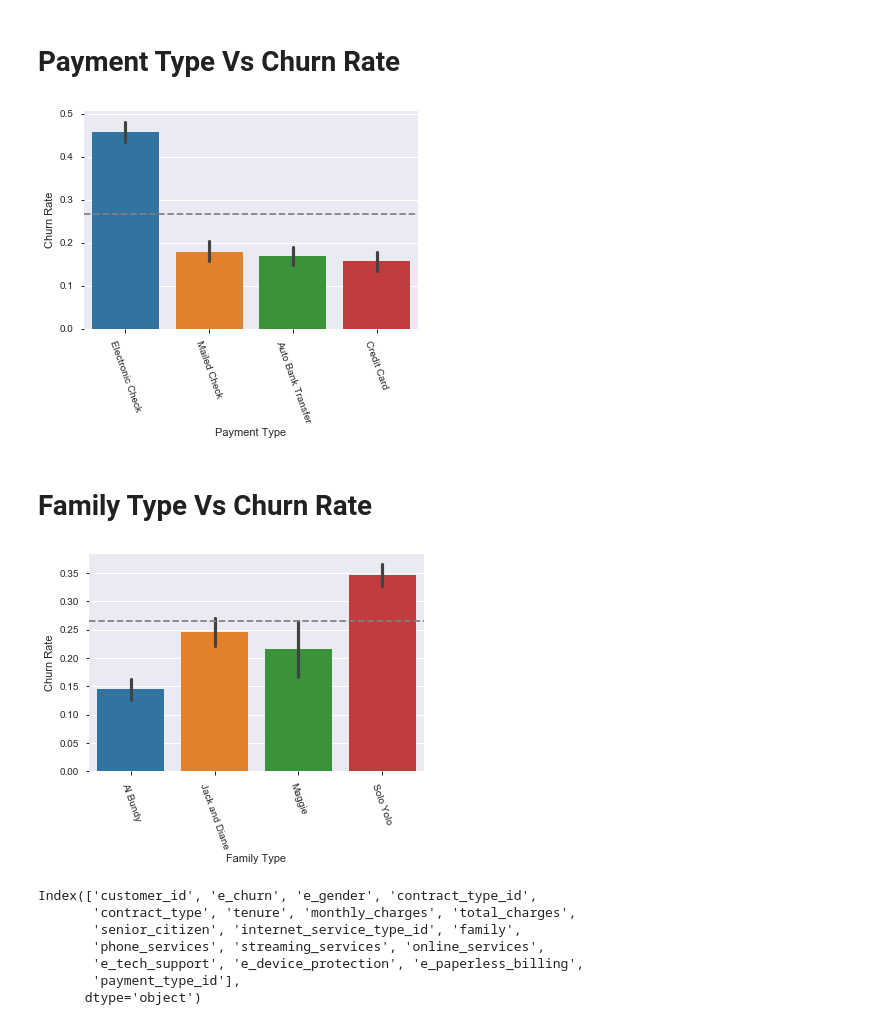
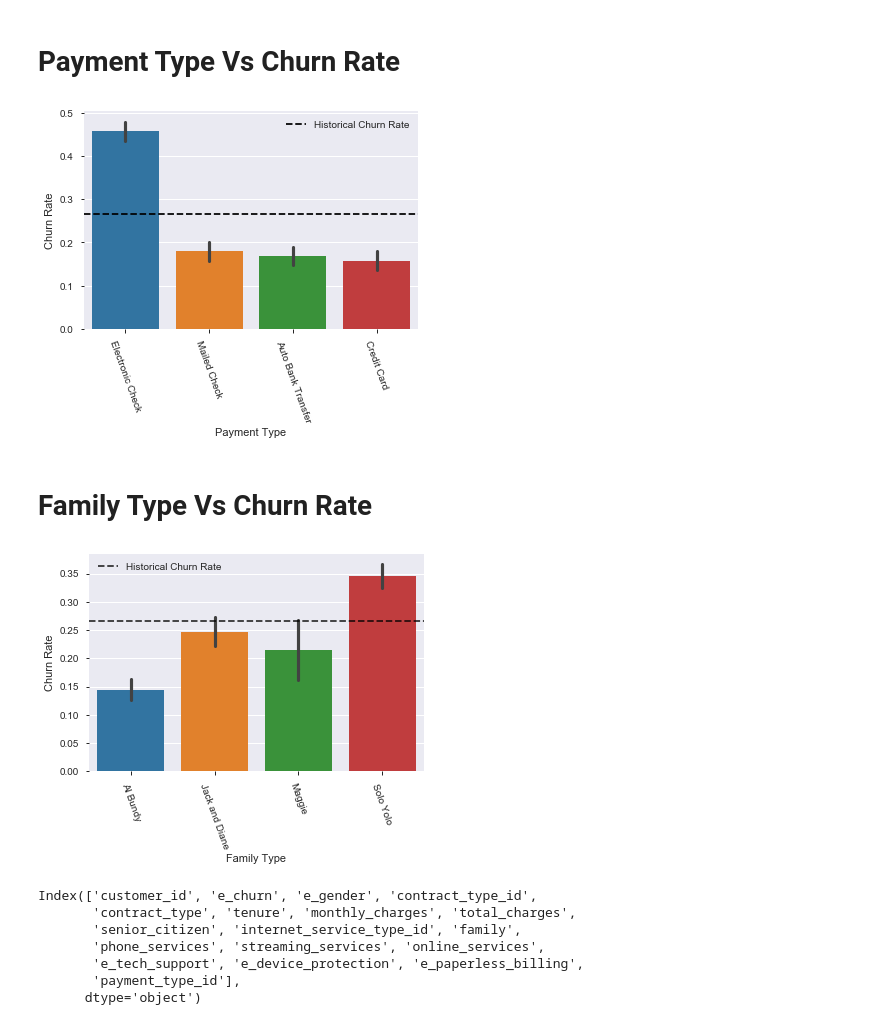
Before and after one commit to Padraic-Doran/classification_project, a Jupyter notebook: telco_class_project.ipynb, the cells around one changed output. Cells and saved outputs as stored; diff of their text form; code cells hidden in the pictures.

```diff
--- a/telco_class_project.ipynb
+++ b/telco_class_project.ipynb
@@ -477,15 +591,16 @@ __Churn rates appear to be highest in the first months of tenue with an overall
 # %%
 churn_rate = train['e_churn'].mean()
 
 fig = sns.barplot(x="payment_type_id", y="e_churn", data=train)
 fig.set_xticklabels(["Electronic Check", "Mailed Check","Auto Bank Transfer", "Credit Card"])
-plt.ylabel('Churn Rate')
-plt.xlabel('Payment Type')
-plt.axhline(churn_rate, ls='--', color='grey')
+fig.set(ylabel = 'Churn Rate', xlabel= 'Payment Type')
+# plt.xlabel('Payment Type')
+plt.axhline(churn_rate, ls='--', label = "Historical Churn Rate", color='black')
+plt.legend()
 plt.xticks(rotation=-70)
 plt.show()
 # %% [output]
-[figure, old version]
+[figure, new version]
 # %% [markdown]
 # Family Type Vs Churn Rate
 # %%
@@ -493,13 +608,13 @@ churn_rate = train['e_churn'].mean()
 
 fig = sns.barplot(x="family", y='e_churn', data=train)
 fig.set_xticklabels(["Al Bundy", "Jack and Diane","Maggie", "Solo Yolo"])
-plt.ylabel('Churn Rate')
-plt.xlabel('Family Type')
-plt.axhline(churn_rate, ls='--', color='grey')
+fig.set(ylabel='Churn Rate', xlabel = 'Family Type')
+plt.axhline(churn_rate, ls='--', label = 'Historical Churn Rate', color='black', alpha = 0.8)
 plt.xticks(rotation=-70)
+plt.legend()
 plt.show()
 # %% [output]
-[figure, old version]
+[figure, new version]
 # %%
 train.columns
 # %% [output]
```
Also changed, not shown: parts of 78 cells of this notebook, 4 other files.
